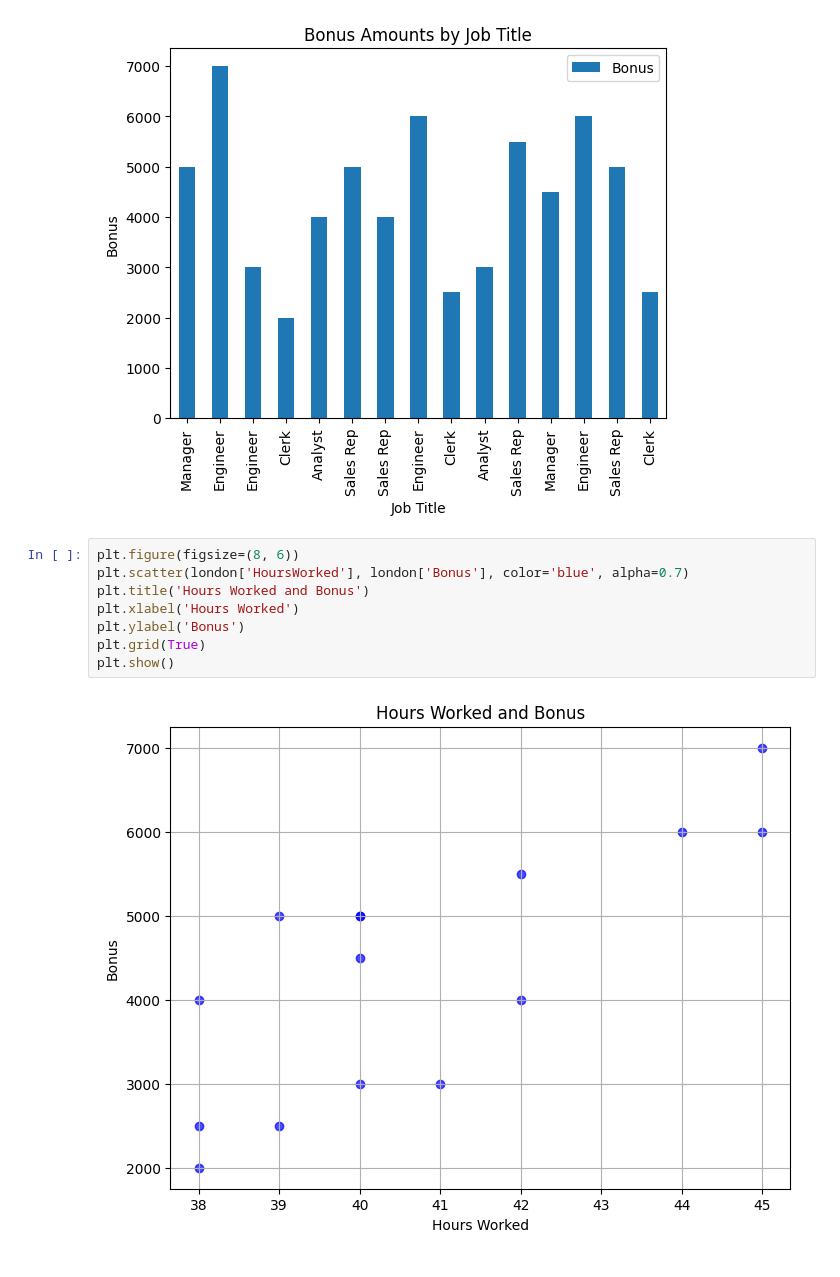
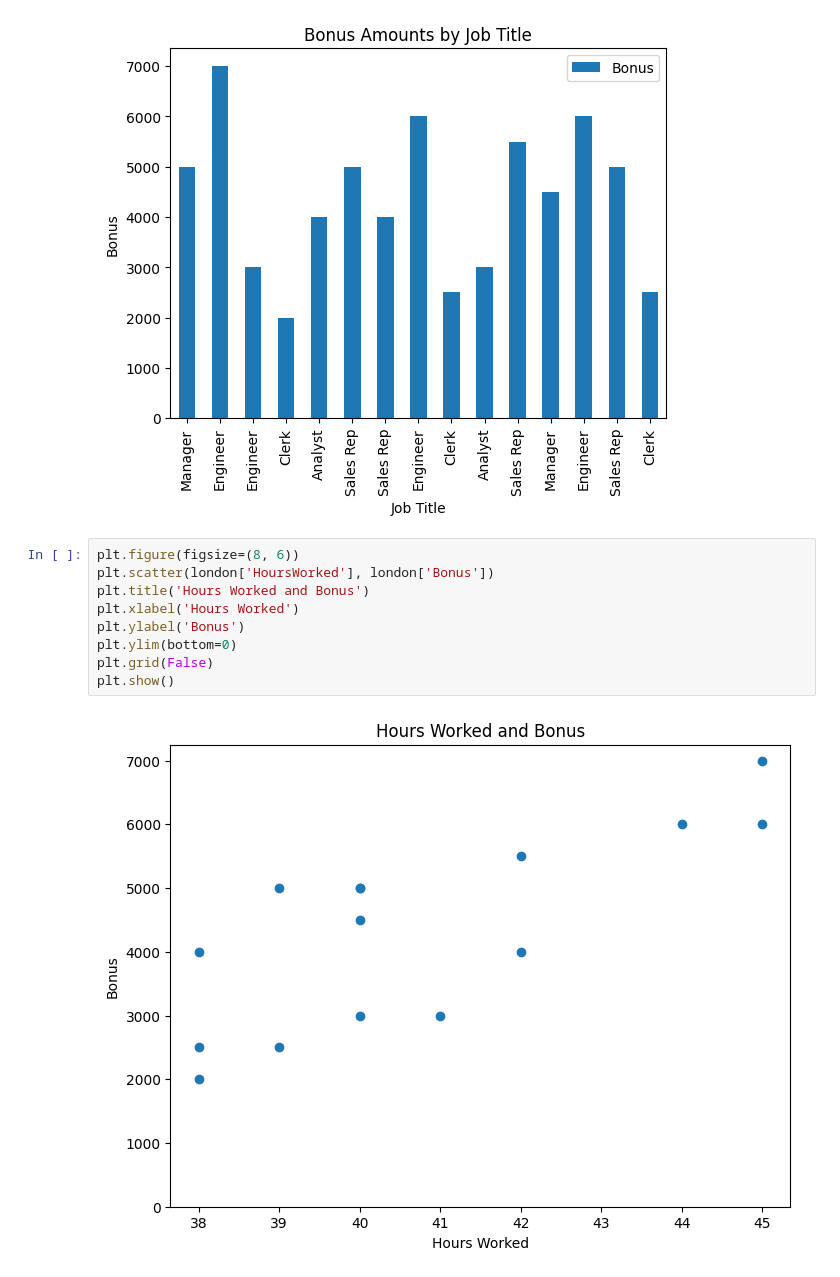
Before and after one commit to WindsorTree/Plotting-Practice, a Jupyter notebook: Plotting_Examples.ipynb, the cells around one changed output. Drawn from its saved outputs; the diff is of its cells as text.

Commit message:
Cleaned up scatter plot

```diff
--- a/Plotting_Examples.ipynb
+++ b/Plotting_Examples.ipynb
@@ -43,11 +43,12 @@ pandas_plot.set_ylabel('Bonus');
 [figure]
 # %%
 plt.figure(figsize=(8, 6))
-plt.scatter(london['HoursWorked'], london['Bonus'], color='blue', alpha=0.7)
+plt.scatter(london['HoursWorked'], london['Bonus'])
 plt.title('Hours Worked and Bonus')
 plt.xlabel('Hours Worked')
 plt.ylabel('Bonus')
-plt.grid(True)
+plt.ylim(bottom=0)
+plt.grid(False)
 plt.show()
 # %% [output]
-[figure, old version]
+[figure, new version]
```
